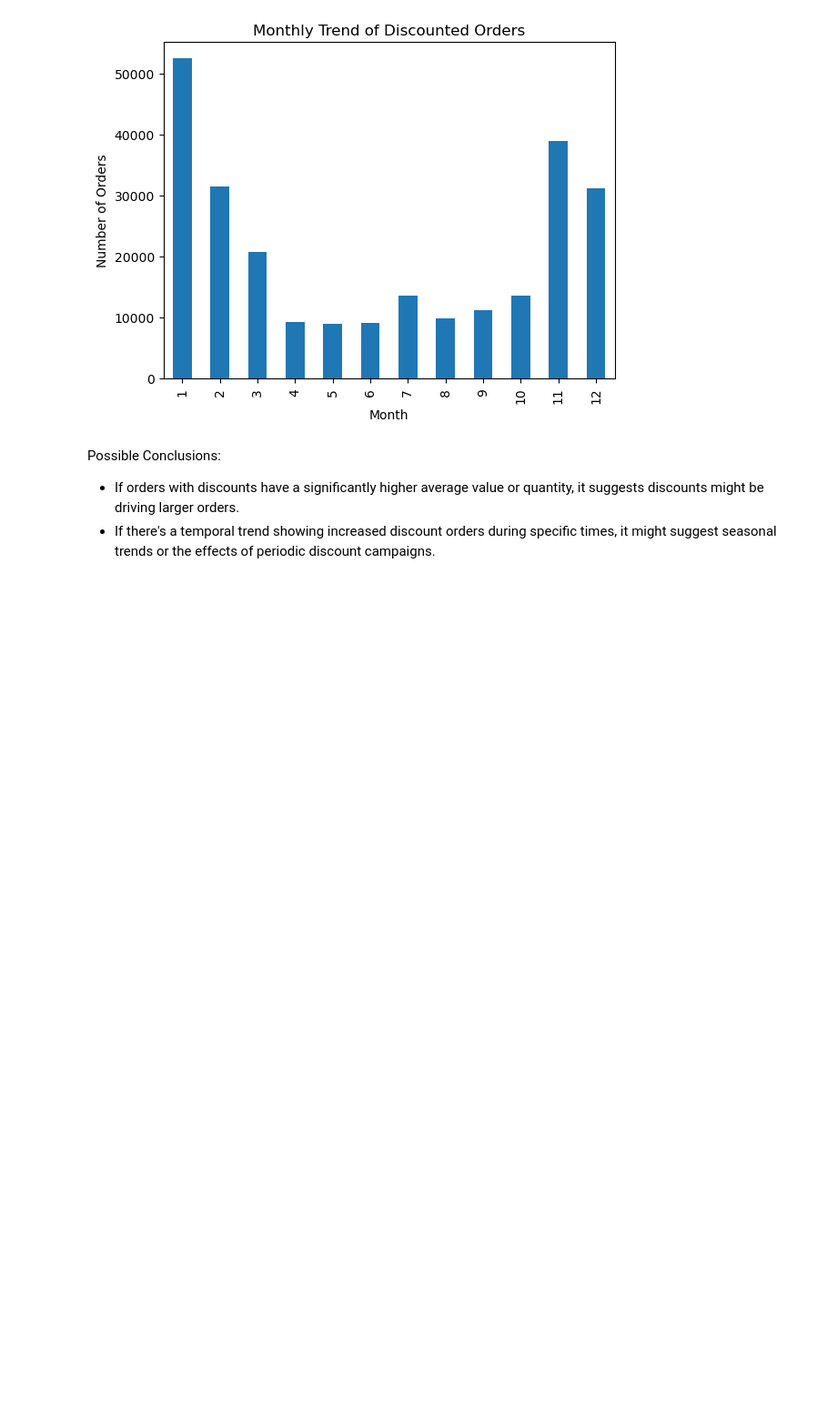
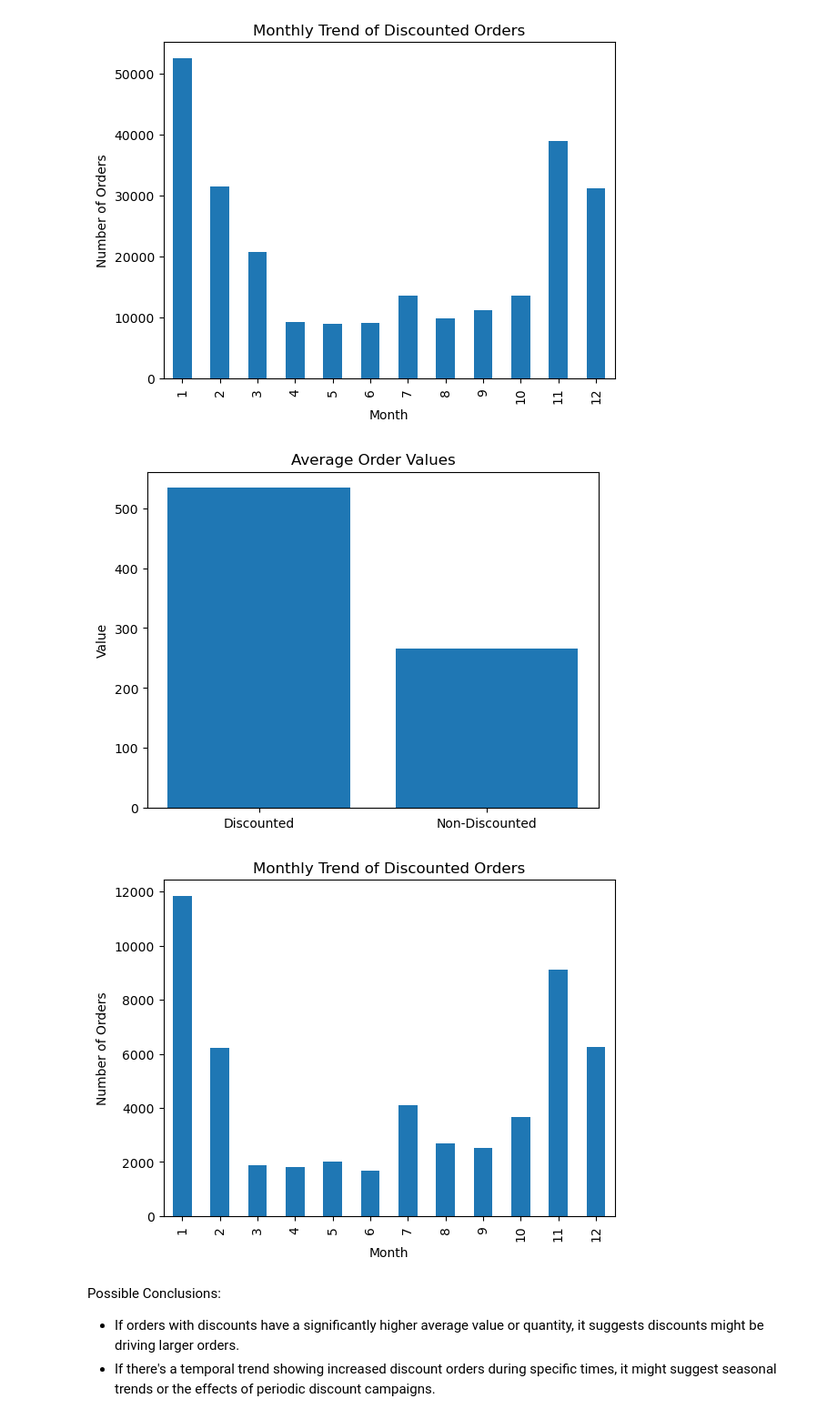
Before and after one commit to MerleSt/Eniac, a Jupyter notebook: Eniac.ipynb, the cells around one changed output. Shown at 91% size. Saved outputs shown, nothing was run; the diff lists cells and outputs as text; code cells hidden in the pictures; blank space fills up the shorter version.

```diff
--- a/Eniac.ipynb
+++ b/Eniac.ipynb
@@ -470,3 +516,6 @@ dtype: int64
+# %%
+df_compl['created_month'] = df_compl['created_date'].dt.month # this is an integer, maybe change later
+monthly_discounted_orders_c = df_compl[df_compl['price_promotion']].groupby('created_month').size()
 # %% [markdown]
 ### 3.3 Visual Analysis
 # %%
@@ -487,6 +536,23 @@ plt.show()
 # %% [output]
 [figure]
 [figure]
+# %%
+
+# Average order values comparison
+plt.bar(['Discounted', 'Non-Discounted'], [avg_order_value_discounted_c, avg_order_value_non_discounted_c])
+plt.title('Average Order Values')
+plt.ylabel('Value')
+plt.show()
+
+# Monthly trends of discounted orders
+monthly_discounted_orders_c.plot(kind='bar')
+plt.title('Monthly Trend of Discounted Orders')
+plt.ylabel('Number of Orders')
+plt.xlabel('Month')
+plt.show()
+# %% [output]
+[figure, added]
+[figure, added]
 # %% [markdown]
 Possible Conclusions:
 
```
Also changed, not shown: parts of 28 cells of this notebook.
